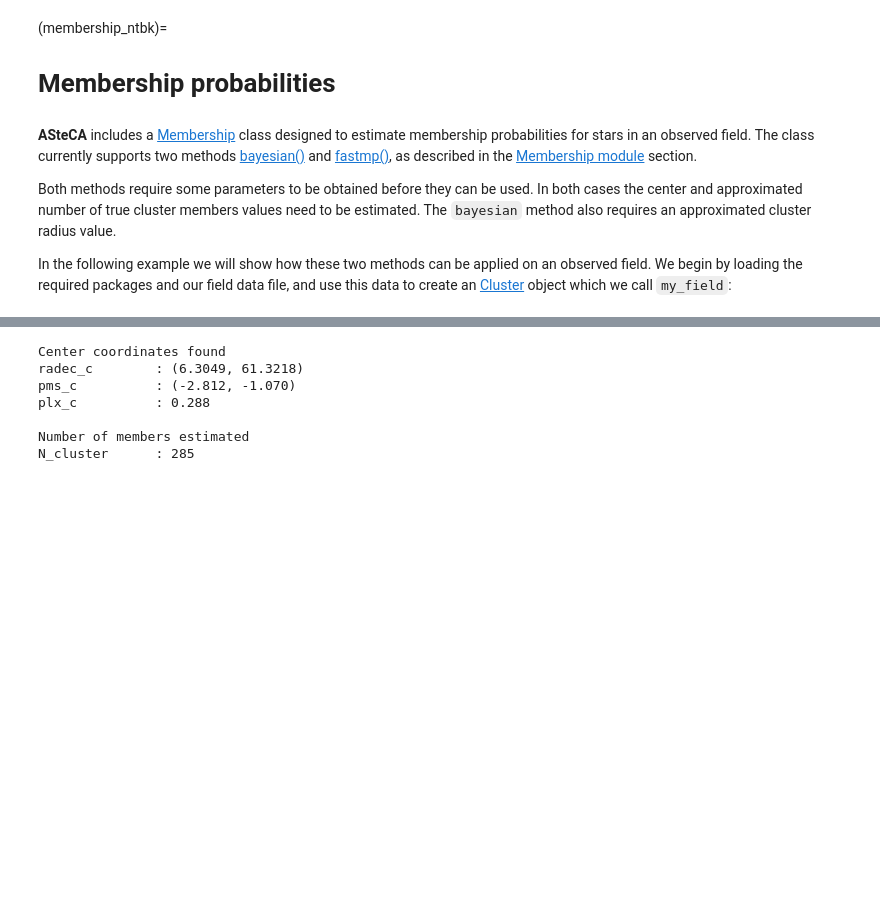
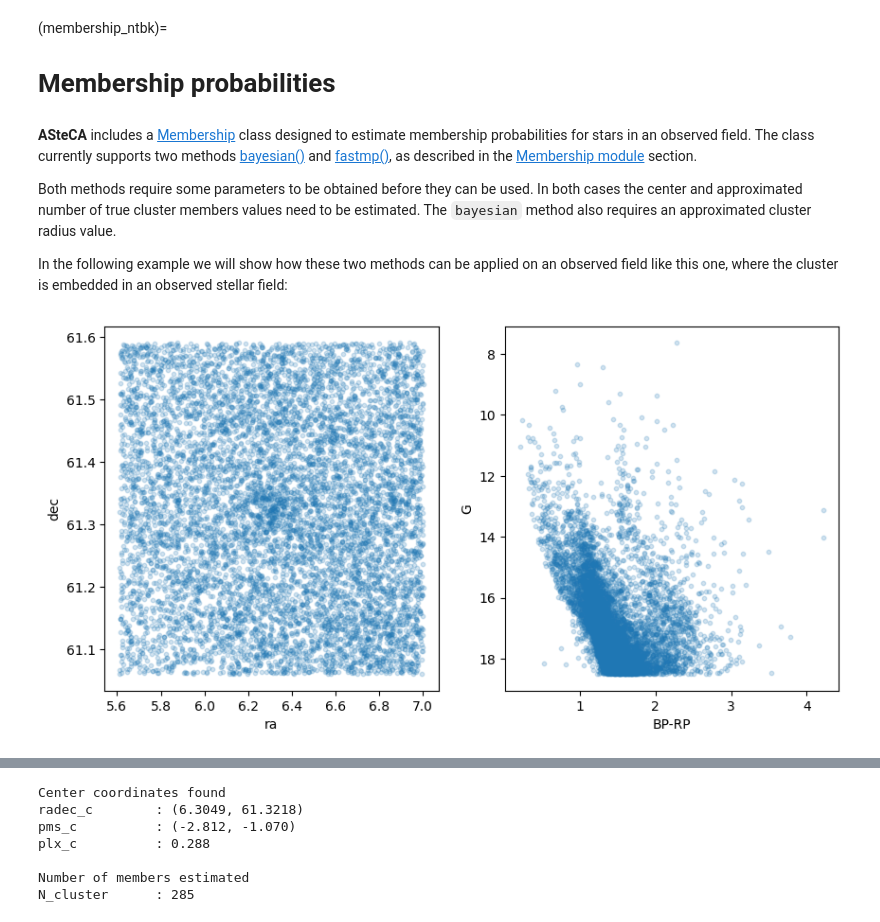
Before and after one commit to asteca/ASteCA, a Jupyter notebook: docs/contents/notebooks/membership.ipynb, the cells around one changed output, grey strips where cells are left out. Cells and saved outputs as stored; diff of their text form; code cells hidden in the pictures; blank space fills up the shorter version.

```diff
--- a/docs/contents/notebooks/membership.ipynb
+++ b/docs/contents/notebooks/membership.ipynb
@@ -7,4 +7,24 @@
 
 Both methods require some parameters to be obtained before they can be used. In both cases the center and approximated number of true cluster members values need to be estimated. The `bayesian` method also requires an approximated cluster radius value.
 
-In the following example we will show how these two methods can be applied on an observed field. We begin by loading the required packages and our field data file, and use this data to create an [Cluster](asteca.Cluster) object which we call `my_field`:
+In the following example we will show how these two methods can be applied on an observed field like this one, where the cluster is embedded in an observed stellar field:
+# %%
+import pandas as pd
+import matplotlib.pyplot as plt
+
+# Load data from field
+field_df = pd.read_csv("../../_static/field.csv")
+
+# Save for later plotting
+field_color, field_mag = field_df['BP-RP'], field_df['Gmag']
+
+fig, (ax1, ax2) = plt.subplots(1, 2, figsize=(10, 5))
+ax1.scatter(field_df['RA_ICRS'], field_df['DE_ICRS'], alpha=.2, s=10)
+ax1.set_xlabel("ra")
+ax1.set_ylabel("dec")
+ax2.scatter(field_color, field_mag, alpha=.2, s=10)
+ax2.invert_yaxis()
+ax2.set_xlabel("BP-RP")
+ax2.set_ylabel("G");
+# %% [output]
+[figure, added]
```
Also changed, not shown: parts of 23 cells of this notebook, 2 other files.
